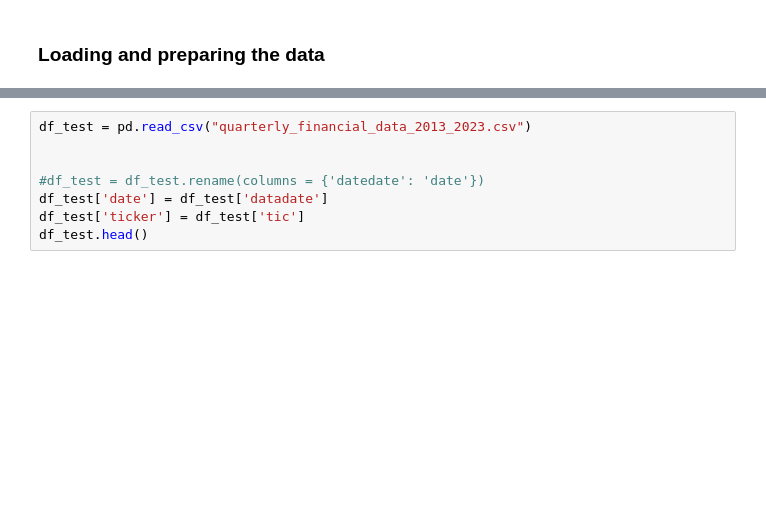
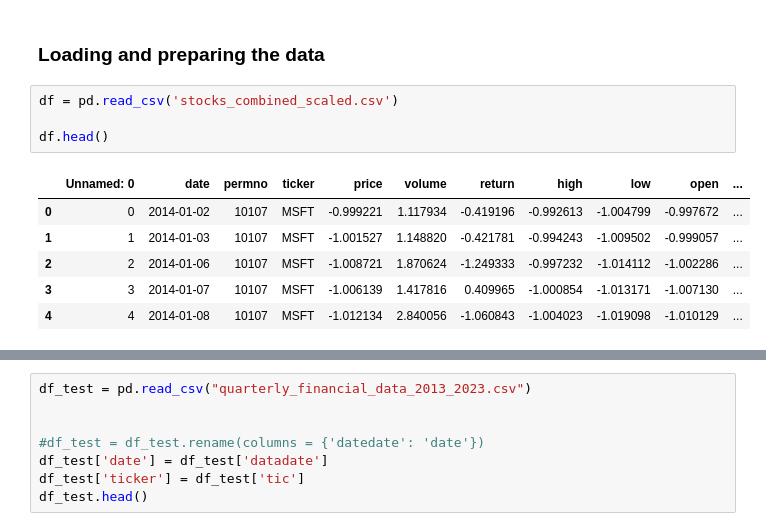
Before and after one commit to senaruetschlin/Investor_Attention, a Jupyter notebook: Robust_regression_file.ipynb, the cells around one changed output, grey strips where cells are left out. Saved outputs shown, nothing was run; the diff lists cells and outputs as text; blank space fills up the shorter version.

```diff
--- a/Robust_regression_file.ipynb
+++ b/Robust_regression_file.ipynb
@@ -6,4 +6,15 @@ from sklearn.model_selection import train_test_split
 import matplotlib.pyplot as plt
 # %% [markdown]
 ### Loading and preparing the data
+# %%
+df = pd.read_csv('stocks_combined_scaled.csv')
+
+df.head()
+# %% [output]
+|  | Unnamed: 0 | date | permno | ticker | price | volume | return | high | low | open | ... |
+| 0 | 0 | 2014-01-02 | 10107 | MSFT | -0.999221 | 1.117934 | -0.419196 | -0.992613 | -1.004799 | -0.997672 | ... |
+| 1 | 1 | 2014-01-03 | 10107 | MSFT | -1.001527 | 1.148820 | -0.421781 | -0.994243 | -1.009502 | -0.999057 | ... |
+| 2 | 2 | 2014-01-06 | 10107 | MSFT | -1.008721 | 1.870624 | -1.249333 | -0.997232 | -1.014112 | -1.002286 | ... |
+| 3 | 3 | 2014-01-07 | 10107 | MSFT | -1.006139 | 1.417816 | 0.409965 | -1.000854 | -1.013171 | -1.007130 | ... |
+| 4 | 4 | 2014-01-08 | 10107 | MSFT | -1.012134 | 2.840056 | -1.060843 | -1.004023 | -1.019098 | -1.010129 | ... |
 # %%
```
Also changed, not shown: parts of 18 cells of this notebook.
